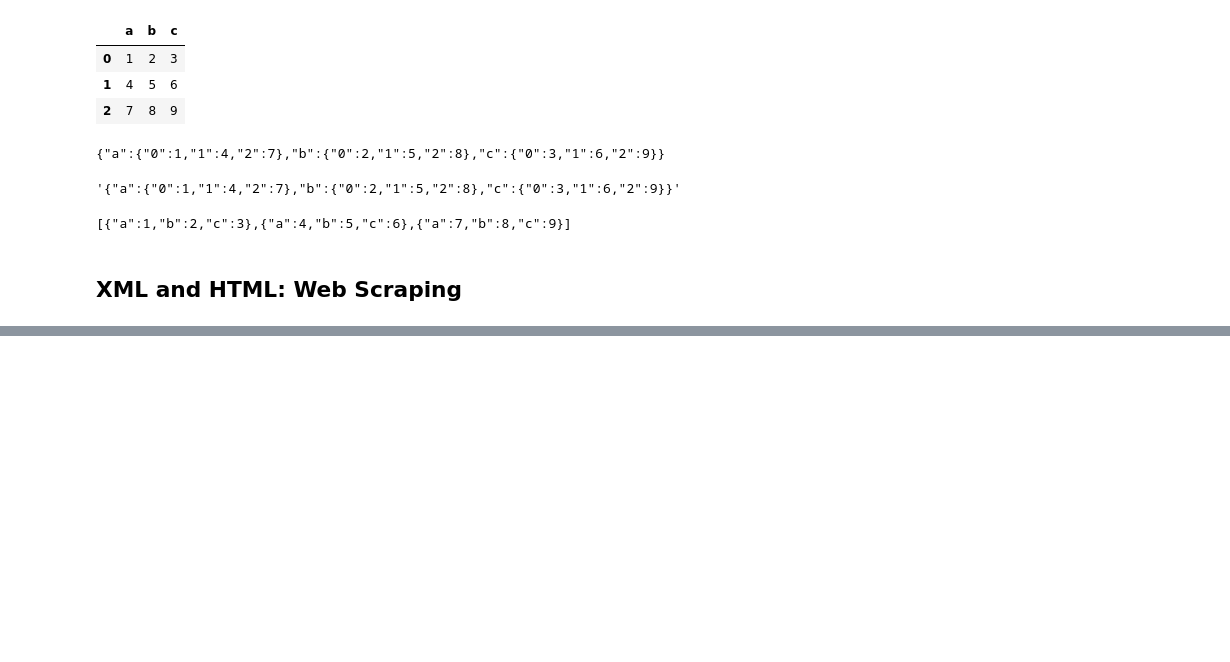
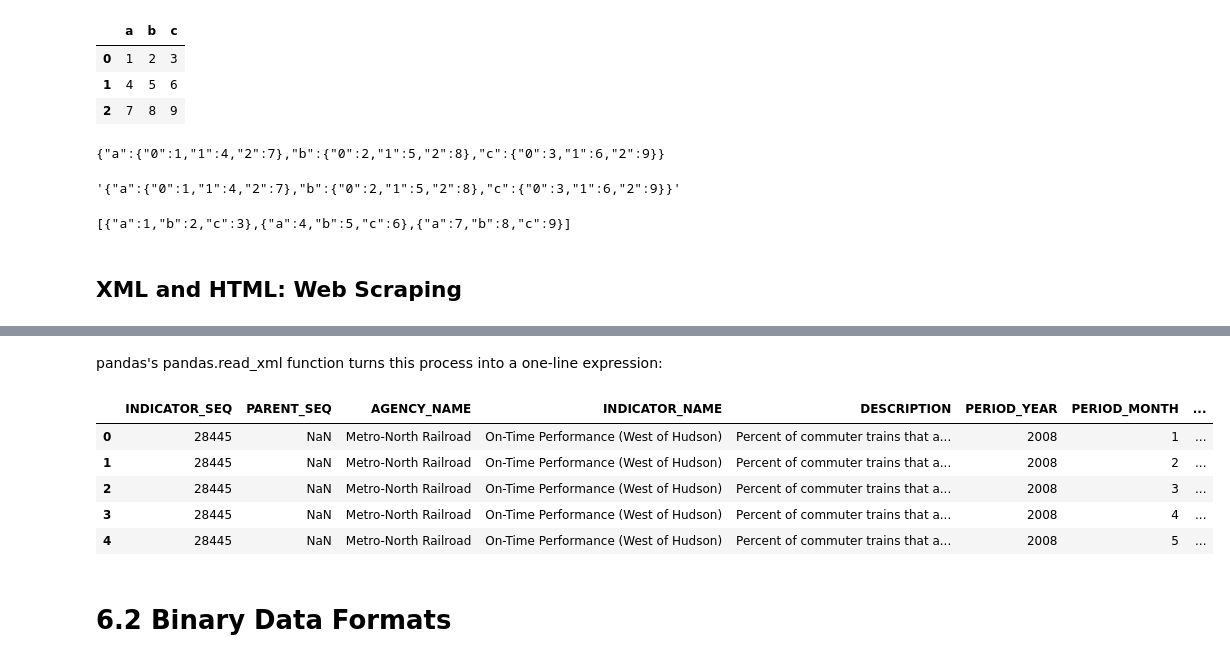
Before and after one commit to d0m999/python-basics-for-quant-trading, a Jupyter notebook: 6-data-loading-storage-file-formats.ipynb, the cells around one changed output, grey strips where cells are left out. Saved outputs shown, nothing was run; the diff lists cells and outputs as text; code cells hidden in the pictures; blank space fills up the shorter version.

```diff
--- a/6-data-loading-storage-file-formats.ipynb
+++ b/6-data-loading-storage-file-formats.ipynb
@@ -587,0 +675,14 @@ data.to_json(sys.stdout, orient='records') # 指定 orient='records' 以将每
+# %% [markdown]
+pandas's pandas.read_xml function turns this process into a one-line expression:
+# %%
+perf2 = pd.read_xml(path)
+perf2.head()
+# %% [output]
+|  | INDICATOR_SEQ | PARENT_SEQ | AGENCY_NAME | INDICATOR_NAME | DESCRIPTION | PERIOD_YEAR | PERIOD_MONTH | ... |
+| 0 | 28445 | NaN | Metro-North Railroad | On-Time Performance (West of Hudson) | Percent of commuter trains that a... | 2008 | 1 | ... |
+| 1 | 28445 | NaN | Metro-North Railroad | On-Time Performance (West of Hudson) | Percent of commuter trains that a... | 2008 | 2 | ... |
+| 2 | 28445 | NaN | Metro-North Railroad | On-Time Performance (West of Hudson) | Percent of commuter trains that a... | 2008 | 3 | ... |
+| 3 | 28445 | NaN | Metro-North Railroad | On-Time Performance (West of Hudson) | Percent of commuter trains that a... | 2008 | 4 | ... |
+| 4 | 28445 | NaN | Metro-North Railroad | On-Time Performance (West of Hudson) | Percent of commuter trains that a... | 2008 | 5 | ... |
+# %% [markdown]
+# 6.2 Binary Data Formats
```
Also changed, not shown: parts of 9 cells of this notebook.
